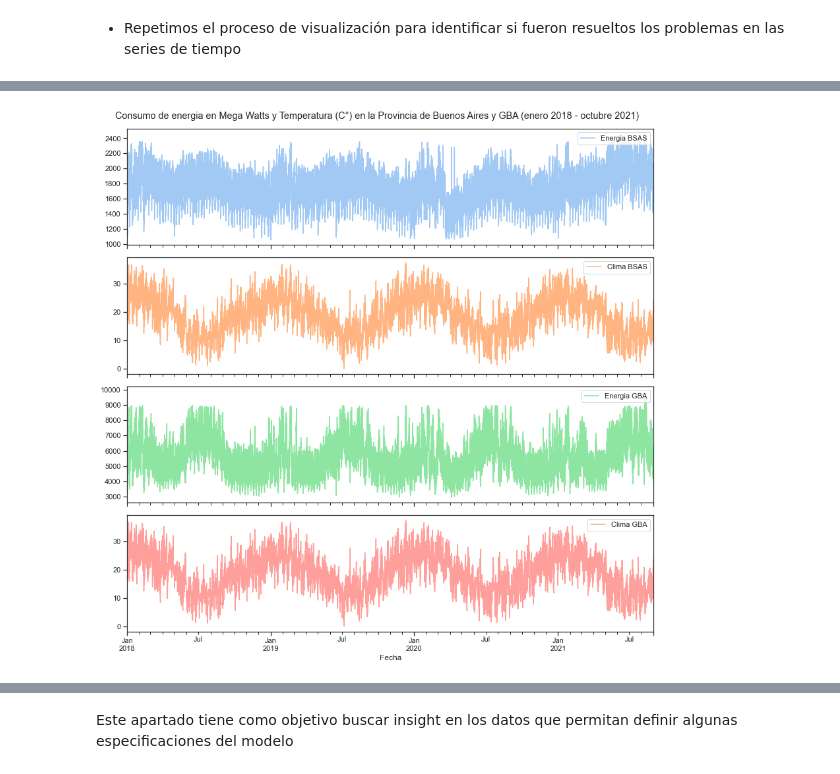
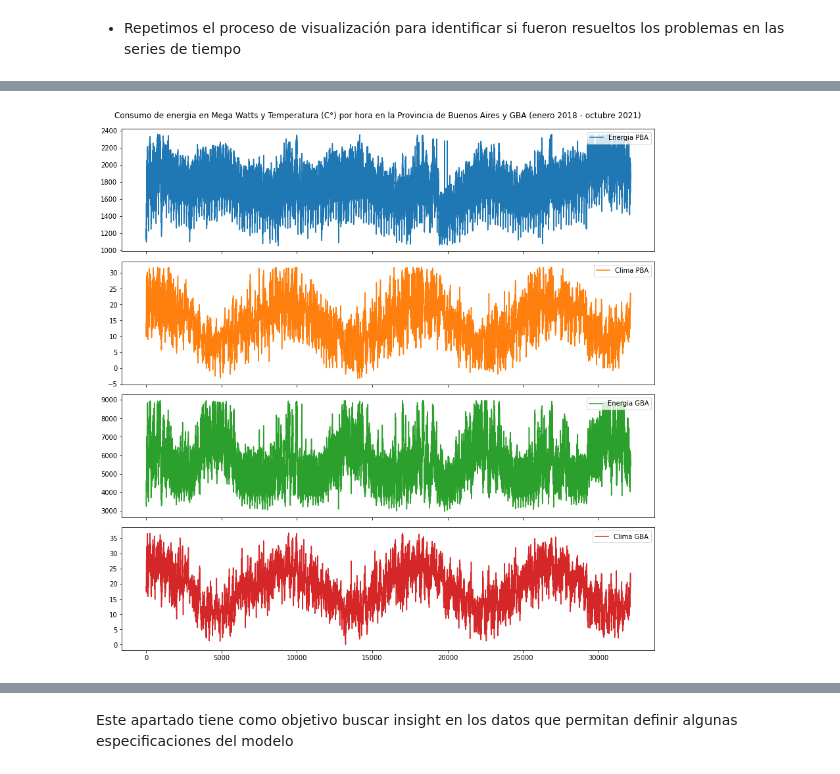
Before and after one commit to IlicicAxel/Energia_Forecast, a Jupyter notebook: Energia_EDA.ipynb, the cells around one changed output, grey strips where cells are left out. Saved outputs shown, nothing was run; the diff lists cells and outputs as text; code cells hidden in the pictures.

```diff
--- a/Energia_EDA.ipynb
+++ b/Energia_EDA.ipynb
@@ -248,14 +183,3 @@ errors.head()
 # %%
-# Importar csv que posee Consumo de energia y Temperatura de 23 provincias + CABA.
+# Importar csv que posee Consumo de energia y Temperatura
 df = pd.read_csv("BASE.csv", header = 0, parse_dates = [0], index_col = 0, dayfirst=True)
-df = df.iloc[:,:6] # Seleccionar la información para la Provincia de Buenos Aires y GBA.
-df['Año'] = pd.DatetimeIndex(df.index).year
-df['Mes'] = pd.DatetimeIndex(df.index).month
-#Drop energia bs as
-df = df.drop(['Energia BSAS'], axis=1)
-# %%
-#Fill NaN using lightgbm with best parameters found in errors dataframe
-model = LGBMRegressor(max_depth=7, num_leaves=18, learning_rate=0.05)
-model.fit(df_before, df_before['Energia GBA'])
-preds = model.predict(df)
-df['Energia GBA'] = preds
@@ -285,9 +202,8 @@ pd.DataFrame.from_dict(k_errors, orient='columns', dtype=None, columns=None)
 # %%
-# Completar los valores nulos utilizando KNN, con k=5
-imputer = KNNImputer(n_neighbors=15)
-df1 = pd.DataFrame(imputer.fit_transform(df), columns = df.columns)
+# Completar los valores nulos utilizando KNN, con k=13
+imputer = KNNImputer(n_neighbors=13)
+df = pd.DataFrame(imputer.fit_transform(df), columns = df.columns)
 # %%
-df1.set_index(df.index, inplace=True)
-df = df1
+df.set_index(df.index, inplace=True)
 df.tail()
 # %% [output]
@@ -331,9 +232,9 @@ Mes             0
 dtype: int64
 # %%
-df[['Energia BSAS', 'Clima BSAS', 'Energia GBA', 'Clima GBA']].plot(subplots = True, figsize = (12,12))
+df[['Energia PBA', 'Clima PBA', 'Energia GBA', 'Clima GBA']].plot(subplots = True, figsize = (12,12))
 [ax.legend(loc = 1) for ax in plt.gcf().axes]
-plt.suptitle('Consumo de energia en Mega Watts y Temperatura (C°) en la Provincia de Buenos Aires y GBA (enero 2018 - octubre 2021)')
+plt.suptitle('Consumo de energia en Mega Watts y Temperatura (C°) por hora en la Provincia de Buenos Aires y GBA (enero 2018 - octubre 2021)')
 plt.tight_layout()
 plt.subplots_adjust(top = 0.95)
 # %% [output]
-[figure, old version]
+[figure, new version]
```
Also changed, not shown: parts of 36 cells of this notebook, 14 other files.
